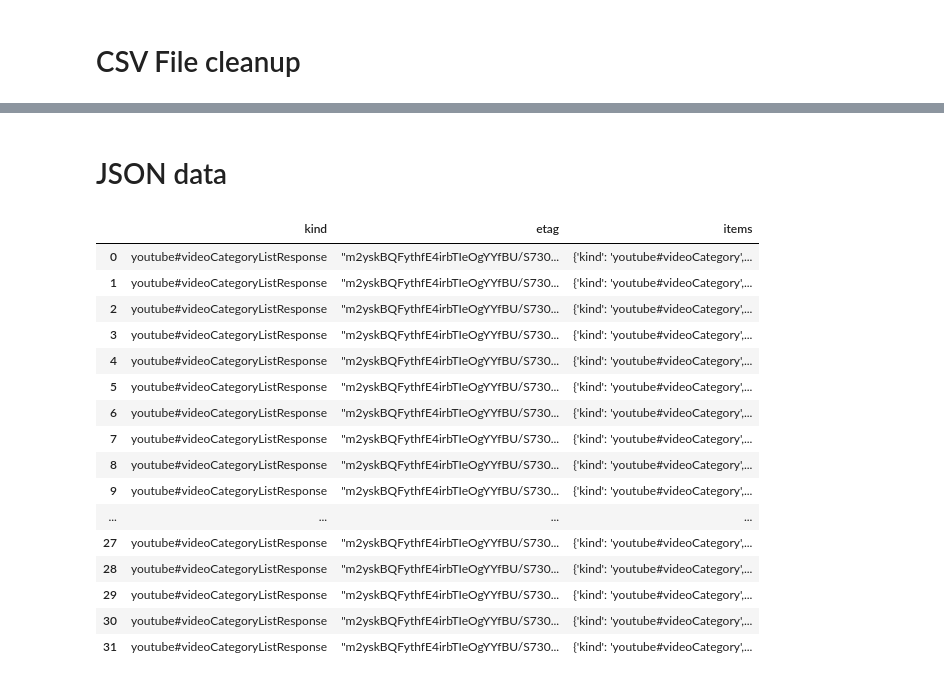
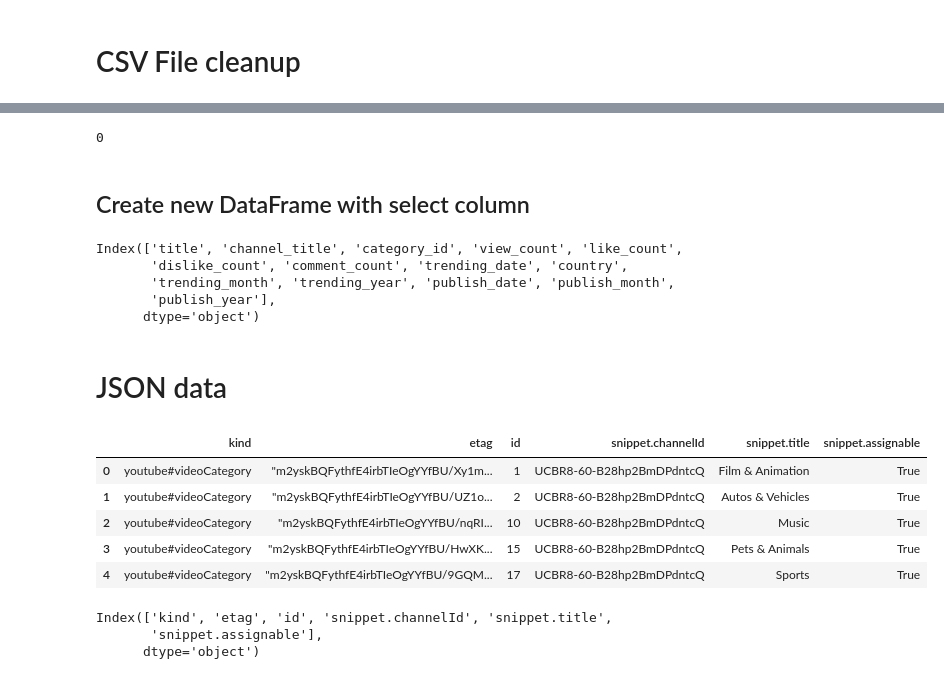
Before and after one commit to ratikachauhan/ETL-Project2-PSR, a Jupyter notebook: Jupyter Notebooks/Data Cleanup.ipynb, the cells around one changed output, grey strips where cells are left out. Saved outputs shown, nothing was run; the diff lists cells and outputs as text; code cells hidden in the pictures.

```diff
--- a/Jupyter Notebooks/Data Cleanup.ipynb
+++ b/Jupyter Notebooks/Data Cleanup.ipynb
@@ -49,23 +116,35 @@ ParserError: month must be in 1..12: 17.14.11
+# %%
+#Removing Duplicates
+us_videos_df.drop_duplicates(inplace=True)
+us_videos_df.duplicated().sum()
+# %% [output]
+0
+# %% [markdown]
+## Create new DataFrame with select column
+# %%
+us_videos_df.columns
+# %% [output]
+Index(['title', 'channel_title', 'category_id', 'view_count', 'like_count',
+       'dislike_count', 'comment_count', 'trending_date', 'country',
+       'trending_month', 'trending_year', 'publish_date', 'publish_month',
+       'publish_year'],
+      dtype='object')
 # %% [markdown]
 # JSON data
 # %%
 categories = pd.read_json("../DataFiles/US_category_id.json")
-categories
+video_category = pd.json_normalize(categories['items'])
+video_category.head()
 # %% [output]
-|  | kind | etag | items |
-| 0 | youtube#videoCategoryListResponse | "m2yskBQFythfE4irbTIeOgYYfBU/S730... | {'kind': 'youtube#videoCategory',... |
-| 1 | youtube#videoCategoryListResponse | "m2yskBQFythfE4irbTIeOgYYfBU/S730... | {'kind': 'youtube#videoCategory',... |
-| 2 | youtube#videoCategoryListResponse | "m2yskBQFythfE4irbTIeOgYYfBU/S730... | {'kind': 'youtube#videoCategory',... |
-| 3 | youtube#videoCategoryListResponse | "m2yskBQFythfE4irbTIeOgYYfBU/S730... | {'kind': 'youtube#videoCategory',... |
-| 4 | youtube#videoCategoryListResponse | "m2yskBQFythfE4irbTIeOgYYfBU/S730... | {'kind': 'youtube#videoCategory',... |
-| 5 | youtube#videoCategoryListResponse | "m2yskBQFythfE4irbTIeOgYYfBU/S730... | {'kind': 'youtube#videoCategory',... |
-| 6 | youtube#videoCategoryListResponse | "m2yskBQFythfE4irbTIeOgYYfBU/S730... | {'kind': 'youtube#videoCategory',... |
-| 7 | youtube#videoCategoryListResponse | "m2yskBQFythfE4irbTIeOgYYfBU/S730... | {'kind': 'youtube#videoCategory',... |
-| 8 | youtube#videoCategoryListResponse | "m2yskBQFythfE4irbTIeOgYYfBU/S730... | {'kind': 'youtube#videoCategory',... |
-| 9 | youtube#videoCategoryListResponse | "m2yskBQFythfE4irbTIeOgYYfBU/S730... | {'kind': 'youtube#videoCategory',... |
-| ... | ... | ... | ... |
-| 27 | youtube#videoCategoryListResponse | "m2yskBQFythfE4irbTIeOgYYfBU/S730... | {'kind': 'youtube#videoCategory',... |
-| 28 | youtube#videoCategoryListResponse | "m2yskBQFythfE4irbTIeOgYYfBU/S730... | {'kind': 'youtube#videoCategory',... |
-| 29 | youtube#videoCategoryListResponse | "m2yskBQFythfE4irbTIeOgYYfBU/S730... | {'kind': 'youtube#videoCategory',... |
-| 30 | youtube#videoCategoryListResponse | "m2yskBQFythfE4irbTIeOgYYfBU/S730... | {'kind': 'youtube#videoCategory',... |
-| 31 | youtube#videoCategoryListResponse | "m2yskBQFythfE4irbTIeOgYYfBU/S730... | {'kind': 'youtube#videoCategory',... |
+|  | kind | etag | id | snippet.channelId | snippet.title | snippet.assignable |
+| 0 | youtube#videoCategory | "m2yskBQFythfE4irbTIeOgYYfBU/Xy1m... | 1 | UCBR8-60-B28hp2BmDPdntcQ | Film & Animation | True |
+| 1 | youtube#videoCategory | "m2yskBQFythfE4irbTIeOgYYfBU/UZ1o... | 2 | UCBR8-60-B28hp2BmDPdntcQ | Autos & Vehicles | True |
+| 2 | youtube#videoCategory | "m2yskBQFythfE4irbTIeOgYYfBU/nqRI... | 10 | UCBR8-60-B28hp2BmDPdntcQ | Music | True |
+| 3 | youtube#videoCategory | "m2yskBQFythfE4irbTIeOgYYfBU/HwXK... | 15 | UCBR8-60-B28hp2BmDPdntcQ | Pets & Animals | True |
+| 4 | youtube#videoCategory | "m2yskBQFythfE4irbTIeOgYYfBU/9GQM... | 17 | UCBR8-60-B28hp2BmDPdntcQ | Sports | True |
+# %%
+video_category.columns
+# %% [output]
+Index(['kind', 'etag', 'id', 'snippet.channelId', 'snippet.title',
+       'snippet.assignable'],
+      dtype='object')
```
Also changed, not shown: parts of 32 cells of this notebook, 3 other files.
